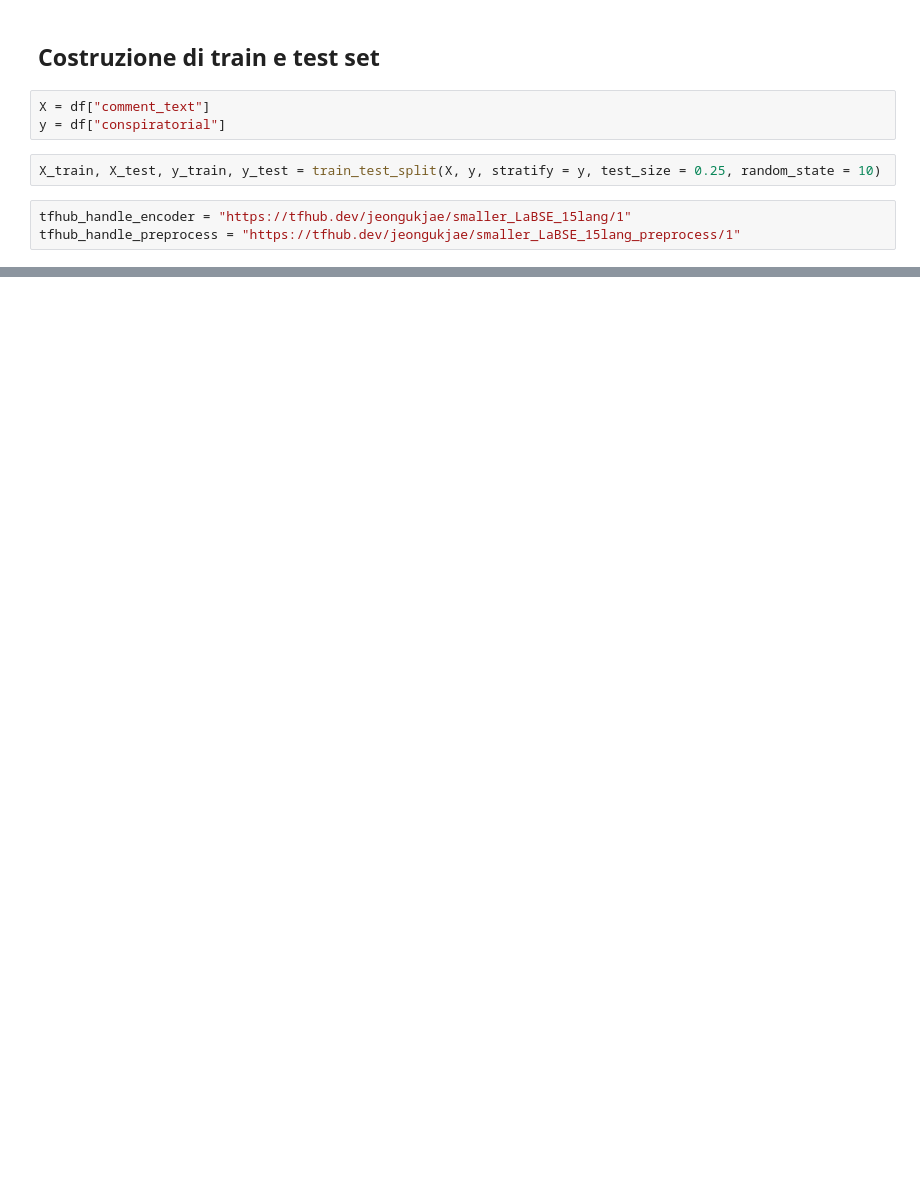
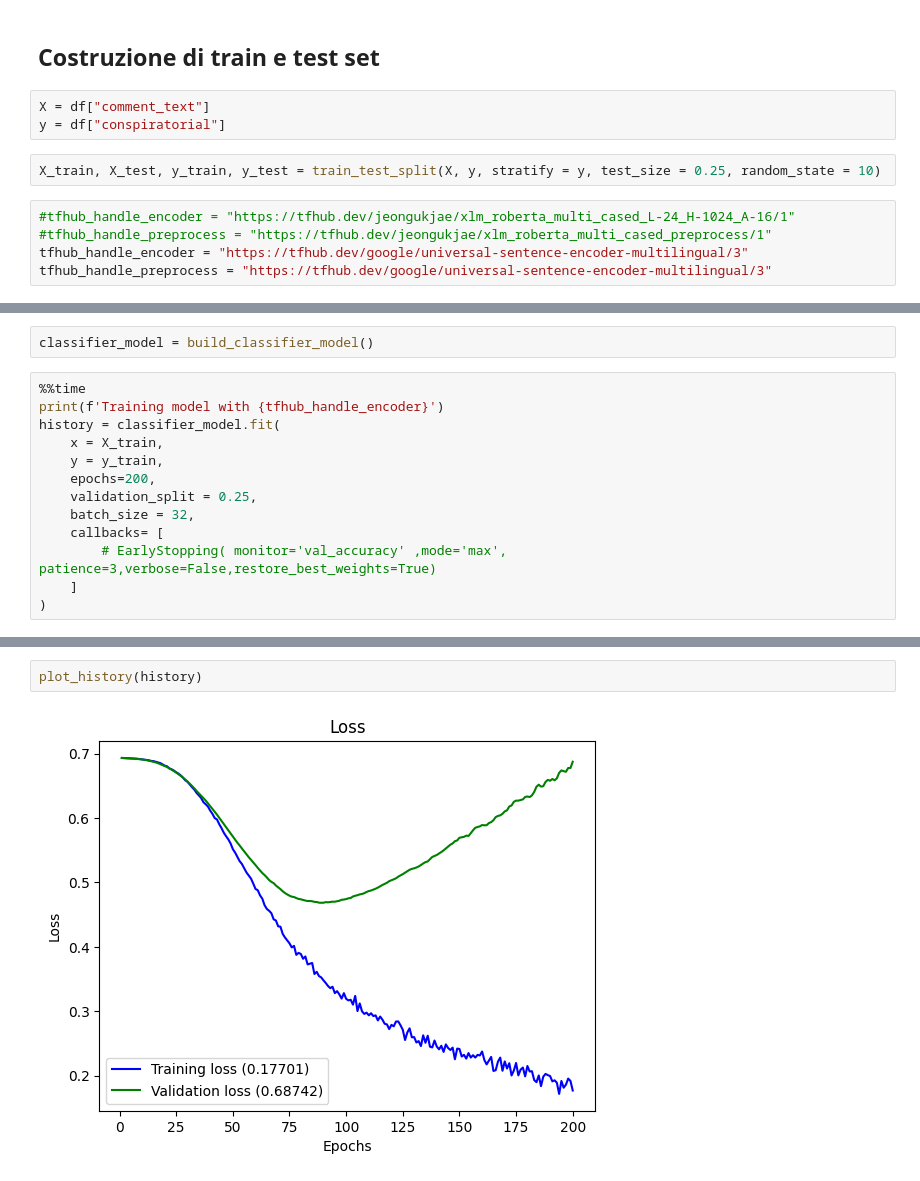
Before and after one commit to bendico765/HLT-project, a Jupyter notebook: LSTM_Final.ipynb, the cells around one changed output, grey strips where cells are left out. Saved outputs shown, nothing was run; the diff lists cells and outputs as text; blank space fills up the shorter version.

Commit message:
Changed embedding
From roberta to the multilingual one provided by Google

```diff
--- a/LSTM_Final.ipynb
+++ b/LSTM_Final.ipynb
@@ -76,6 +147,8 @@ y = df["conspiratorial"]
 # %%
 X_train, X_test, y_train, y_test = train_test_split(X, y, stratify = y, test_size = 0.25, random_state = 10)
 # %%
-tfhub_handle_encoder = "https://tfhub.dev/jeongukjae/smaller_LaBSE_15lang/1"
-tfhub_handle_preprocess = "https://tfhub.dev/jeongukjae/smaller_LaBSE_15lang_preprocess/1"
+#tfhub_handle_encoder = "https://tfhub.dev/jeongukjae/xlm_roberta_multi_cased_L-24_H-1024_A-16/1"
+#tfhub_handle_preprocess = "https://tfhub.dev/jeongukjae/xlm_roberta_multi_cased_preprocess/1"
+tfhub_handle_encoder = "https://tfhub.dev/google/universal-sentence-encoder-multilingual/3"
+tfhub_handle_preprocess = "https://tfhub.dev/google/universal-sentence-encoder-multilingual/3"
 # %%
@@ -268,0 +242,15 @@ Epoch 5/5
+# %%
+classifier_model = build_classifier_model()
+# %%
+%%time
+print(f'Training model with {tfhub_handle_encoder}')
+history = classifier_model.fit(
+    x = X_train,
+    y = y_train,
+    epochs=200,
+    validation_split = 0.25,
+    batch_size = 32,
+    callbacks= [
+        # EarlyStopping( monitor='val_accuracy' ,mode='max', patience=3,verbose=False,restore_best_weights=True)
+    ]
+)
@@ -268,0 +275,4 @@ Epoch 5/5
+# %%
+plot_history(history)
+# %% [output]
+[figure, added]
```
Also changed, not shown: parts of 20 cells of this notebook.
